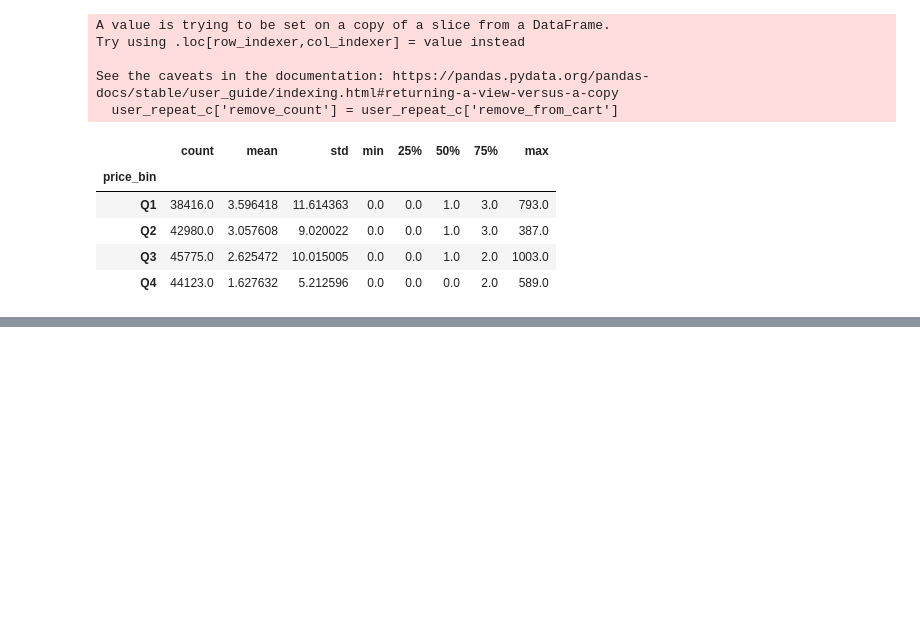
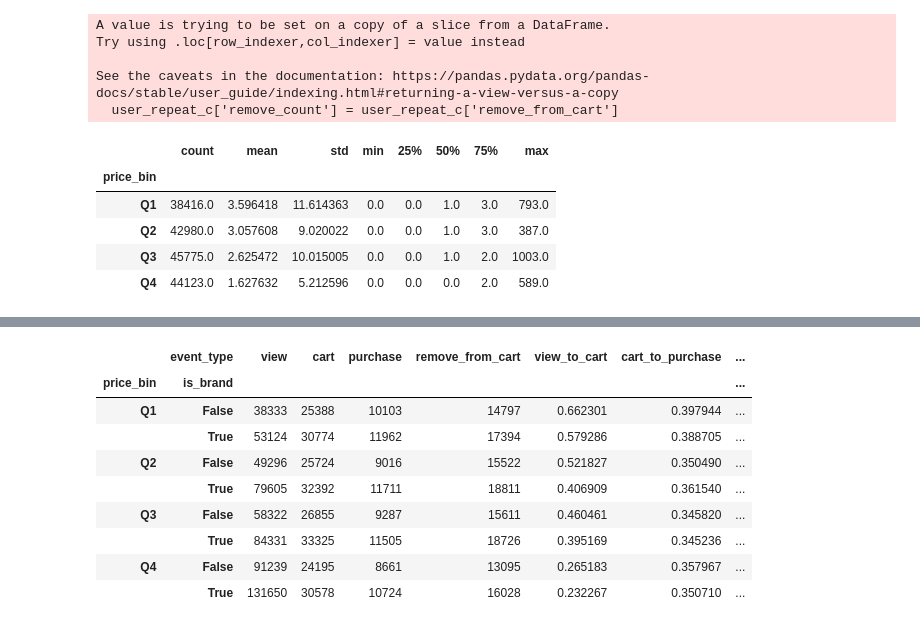
Before and after one commit to minmmmgz/portfolio, a Jupyter notebook: notebooks/01_funnel_analysis.ipynb, the cells around one changed output, grey strips where cells are left out. Drawn from its saved outputs; the diff is of its cells as text; code cells hidden in the pictures; blank space fills up the shorter version.

```diff
--- a/notebooks/01_funnel_analysis.ipynb
+++ b/notebooks/01_funnel_analysis.ipynb
@@ -387,0 +410,28 @@ Q1(3.6), Q4(1.6) --> 저가일수록 장바구니 제거가 많음
+# %%
+# 유저 기준 퍼널 테이블 생성
+funnel_b = (df_b.groupby(['price_bin','is_brand','user_id','event_type'])).size().unstack(fill_value=0).reset_index()
+
+# 행동 횟수를 행동 여부로 변환
+for col in ['view','cart','purchase','remove_from_cart']:
+    funnel_b[col] = funnel_b[col] > 0
+
+# 가격대 X 브랜드별 유저 수 집계
+summary_b = (funnel_b.groupby(['price_bin','is_brand'])[['view','cart','purchase','remove_from_cart']].sum())
+
+# 전환율 & 제거율
+summary_b['view_to_cart'] = summary_b['cart'] / summary_b['view']
+summary_b['cart_to_purchase'] = summary_b['purchase'] / summary_b['cart']
+summary_b['remove_rate'] = summary_b['remove_from_cart'] / summary_b['cart']
+
+summary_b
+# %% [output]
+|  | event_type | view | cart | purchase | remove_from_cart | view_to_cart | cart_to_purchase | ... |
+| price_bin | is_brand |  |  |  |  |  |  | ... |
+| Q1 | False | 38333 | 25388 | 10103 | 14797 | 0.662301 | 0.397944 | ... |
+|  | True | 53124 | 30774 | 11962 | 17394 | 0.579286 | 0.388705 | ... |
+| Q2 | False | 49296 | 25724 | 9016 | 15522 | 0.521827 | 0.350490 | ... |
+|  | True | 79605 | 32392 | 11711 | 18811 | 0.406909 | 0.361540 | ... |
+| Q3 | False | 58322 | 26855 | 9287 | 15611 | 0.460461 | 0.345820 | ... |
+|  | True | 84331 | 33325 | 11505 | 18726 | 0.395169 | 0.345236 | ... |
+| Q4 | False | 91239 | 24195 | 8661 | 13095 | 0.265183 | 0.357967 | ... |
+|  | True | 131650 | 30578 | 10724 | 16028 | 0.232267 | 0.350710 | ... |
```
Also changed, not shown: parts of 10 cells of this notebook.
